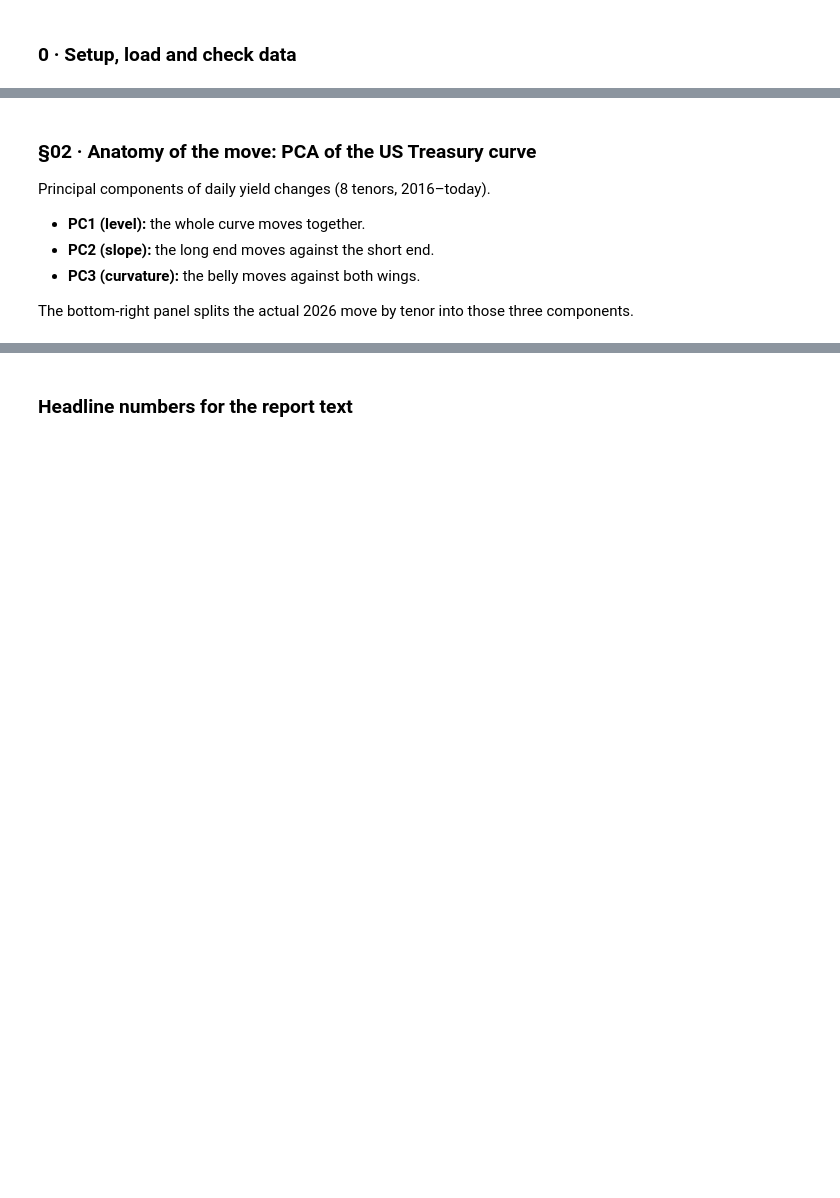
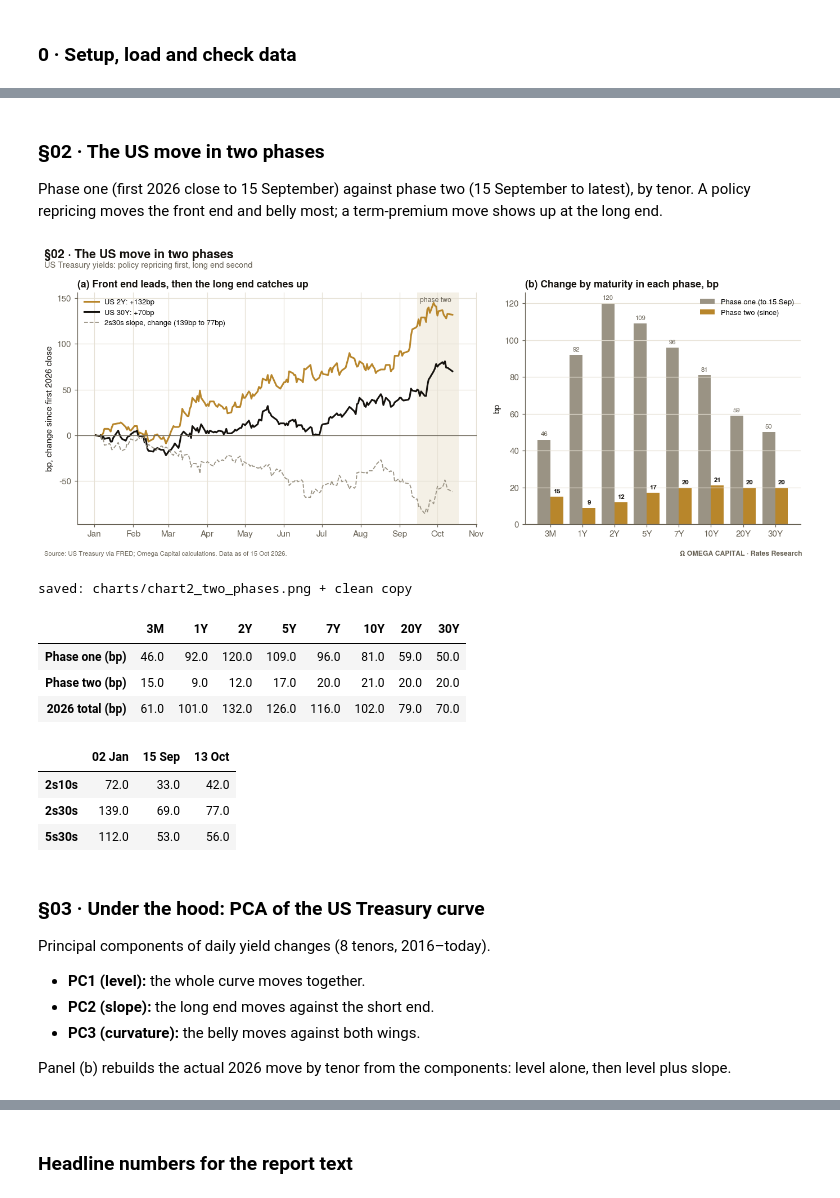
Before and after one commit to leowu06/bond-analysis, a Jupyter notebook: omega_bond_report.ipynb, the cells around one changed output, grey strips where cells are left out. Cells and saved outputs as stored; diff of their text form; code cells hidden in the pictures; blank space fills up the shorter version.

```diff
--- a/omega_bond_report.ipynb
+++ b/omega_bond_report.ipynb
@@ -218,11 +276,63 @@ Price change = 30Y par bond bought at the first 2026 close, repriced at today's
+# %% [markdown]
+### §02 · The US move in two phases
+Phase one (first 2026 close to 15 September) against phase two (15 September to latest), by tenor. A policy repricing moves the front end and belly most; a term-premium move shows up at the long end.
+# %%
+US_T = ["US_3M", "US_1Y", "US_2Y", "US_5Y", "US_7Y", "US_10Y", "US_20Y", "US_30Y"]
+LAB = ["3M", "1Y", "2Y", "5Y", "7Y", "10Y", "20Y", "30Y"]
+curve = px[US_T].dropna()
+c0, cP, cE = curve.loc[BASE:].iloc[0], curve.loc[:P2].iloc[-1], curve.iloc[-1]
+ph1, ph2 = (cP - c0) * 100, (cE - cP) * 100
+
+fig, (ax, axb) = plt.subplots(1, 2, figsize=(12.5, 5.0), gridspec_kw={"width_ratios": [1.45, 1]})
+phase_two(ax)
+for col, c, lbl, lw in [("US_2Y", COL["accent"], "2Y", 2.0), ("US_30Y", COL["ink"], "30Y", 2.0)]:
+    s = curve[col].loc[BASE:]; chg = (s - s.iloc[0]) * 100
+    ax.plot(chg.index, chg, color=c, lw=lw, label=f"US {lbl}: {chg.iloc[-1]:+.0f}bp")
+sl = (curve["US_30Y"] - curve["US_2Y"]).loc[BASE:] * 100
+ax.plot(sl.index, sl - sl.iloc[0], color=COL["DE"], lw=1.2, ls="--", label=f"2s30s slope, change ({sl.iloc[0]:.0f}bp to {sl.iloc[-1]:.0f}bp)")
+ax.axhline(0, color=COL["muted"], lw=0.8); ax.set_ylabel("bp, change since first 2026 close")
+ax.legend(fontsize=8.5, loc="upper left"); month_axis(ax)
+ax.set_title("(a) Front end leads, then the long end catches up")
+
+x = np.arange(len(LAB))
+axb.bar(x - 0.2, ph1, width=0.4, color=COL["DE"], label=f"Phase one (to {pd.Timestamp(P2):%d %b})")
+axb.bar(x + 0.2, ph2, width=0.4, color=COL["accent"], label="Phase two (since)")
+for xi, v in zip(x, ph1):
+    axb.text(xi - 0.2, v + 2, f"{v:.0f}", ha="center", fontsize=7.5, color=COL["muted"])
+for xi, v in zip(x, ph2):
+    axb.text(xi + 0.2, v + 2, f"{v:.0f}", ha="center", fontsize=7.5, color=COL["ink"], weight="bold")
+axb.set_xticks(x, LAB); axb.axhline(0, color=COL["muted"], lw=0.8); axb.set_ylabel("bp")
+axb.grid(axis="x", visible=False); axb.legend(fontsize=8.5, loc="upper right")
+axb.set_title("(b) Change by maturity in each phase, bp")
+
+header(fig, "§02 · The US move in two phases", "US Treasury yields: policy repricing first, long end second")
+finish(fig, "chart2_two_phases", "US Treasury via FRED")
+
+spreads = pd.DataFrame({lbl: {"2s10s": (c["US_10Y"] - c["US_2Y"]) * 100, "2s30s": (c["US_30Y"] - c["US_2Y"]) * 100,
+                              "5s30s": (c["US_30Y"] - c["US_5Y"]) * 100}
+                        for lbl, c in [(f"{c0.name:%d %b}", c0), (f"{cP.name:%d %b}", cP), (f"{cE.name:%d %b}", cE)]}).round(0)
+phases = pd.DataFrame({"Phase one (bp)": ph1.values, "Phase two (bp)": ph2.values, "2026 total (bp)": (ph1 + ph2).values},
+                      index=LAB).round(0)
+display(phases.T); display(spreads)
+# %% [output]
+[figure, added]
+saved: charts/chart2_two_phases.png + clean copy
+|  | 3M | 1Y | 2Y | 5Y | 7Y | 10Y | 20Y | 30Y |
+| Phase one (bp) | 46.0 | 92.0 | 120.0 | 109.0 | 96.0 | 81.0 | 59.0 | 50.0 |
+| Phase two (bp) | 15.0 | 9.0 | 12.0 | 17.0 | 20.0 | 21.0 | 20.0 | 20.0 |
+| 2026 total (bp) | 61.0 | 101.0 | 132.0 | 126.0 | 116.0 | 102.0 | 79.0 | 70.0 |
+|  | 02 Jan | 15 Sep | 13 Oct |
+| 2s10s | 72.0 | 33.0 | 42.0 |
+| 2s30s | 139.0 | 69.0 | 77.0 |
+| 5s30s | 112.0 | 53.0 | 56.0 |
 # %% [markdown]
-### §02 · Anatomy of the move: PCA of the US Treasury curve
+### §03 · Under the hood: PCA of the US Treasury curve
 Principal components of daily yield changes (8 tenors, 2016–today).
 - **PC1 (level):** the whole curve moves together.
 - **PC2 (slope):** the long end moves against the short end.
 - **PC3 (curvature):** the belly moves against both wings.
 
-The bottom-right panel splits the actual 2026 move by tenor into those three components.
+Panel (b) rebuilds the actual 2026 move by tenor from the components: level alone, then level plus slope.
 # %%
 US_T = ["US_3M", "US_1Y", "US_2Y", "US_5Y", "US_7Y", "US_10Y", "US_20Y", "US_30Y"]
 LAB = ["3M", "1Y", "2Y", "5Y", "7Y", "10Y", "20Y", "30Y"]
```
Also changed, not shown: parts of 14 cells of this notebook, 14 other files.
